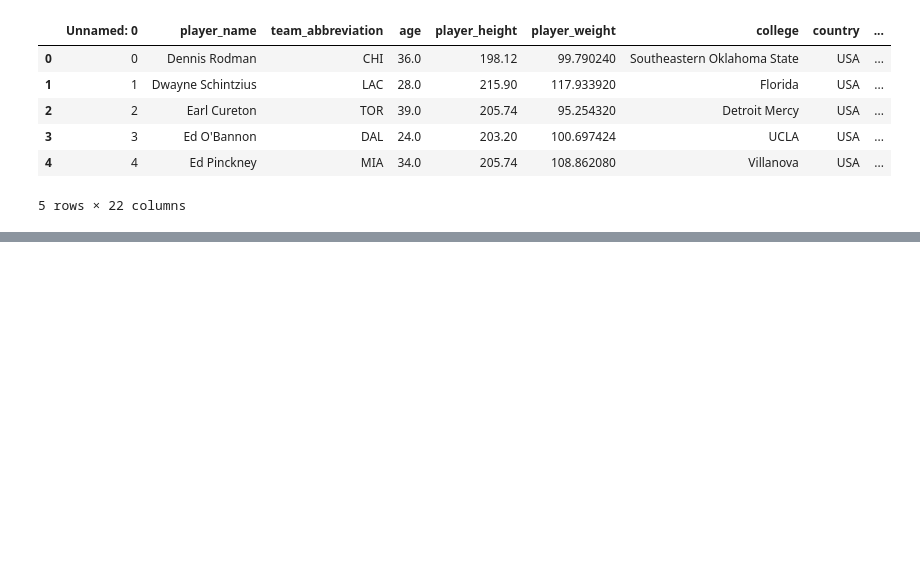
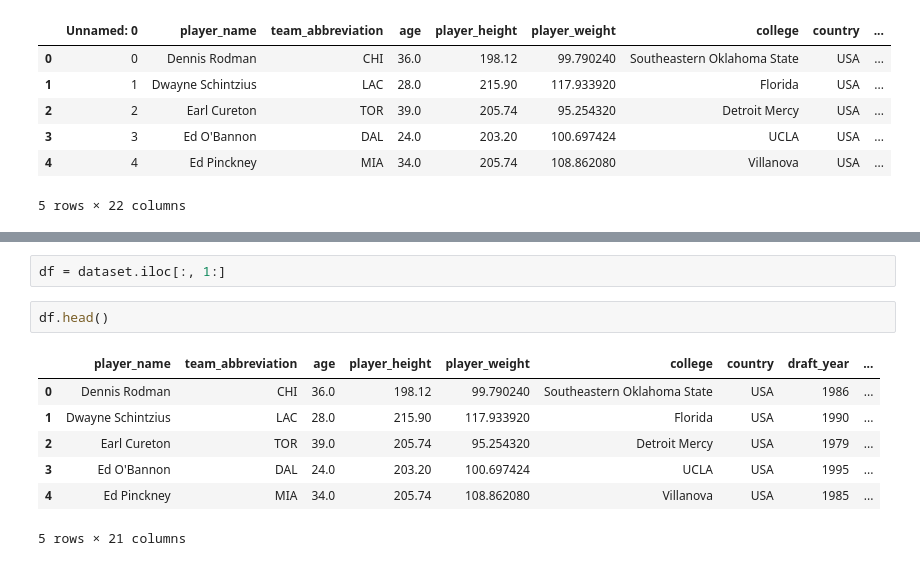
Before and after one commit to tarekel96/Stats_Python, a Jupyter notebook: main.ipynb, the cells around one changed output, grey strips where cells are left out. Drawn from its saved outputs; the diff is of its cells as text; blank space fills up the shorter version.

```diff
--- a/main.ipynb
+++ b/main.ipynb
@@ -20,0 +30,12 @@ dataset.head()
+# %%
+df = dataset.iloc[:, 1:]
+# %%
+df.head()
+# %% [output]
+|  | player_name | team_abbreviation | age | player_height | player_weight | college | country | draft_year | ... |
+| 0 | Dennis Rodman | CHI | 36.0 | 198.12 | 99.790240 | Southeastern Oklahoma State | USA | 1986 | ... |
+| 1 | Dwayne Schintzius | LAC | 28.0 | 215.90 | 117.933920 | Florida | USA | 1990 | ... |
+| 2 | Earl Cureton | TOR | 39.0 | 205.74 | 95.254320 | Detroit Mercy | USA | 1979 | ... |
+| 3 | Ed O'Bannon | DAL | 24.0 | 203.20 | 100.697424 | UCLA | USA | 1995 | ... |
+| 4 | Ed Pinckney | MIA | 34.0 | 205.74 | 108.862080 | Villanova | USA | 1985 | ... |
+5 rows × 21 columns
```
Also changed, not shown: parts of 12 cells of this notebook.
